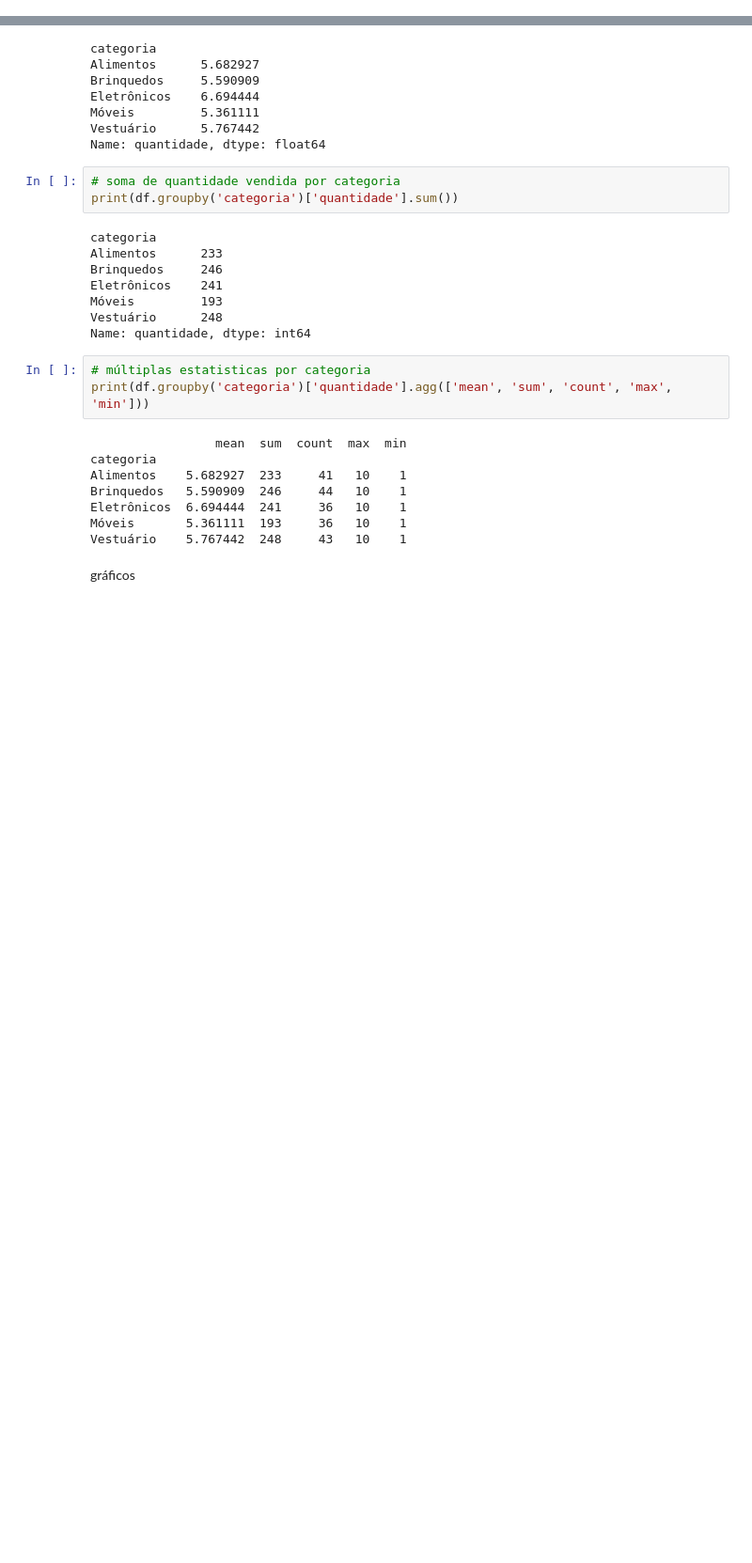
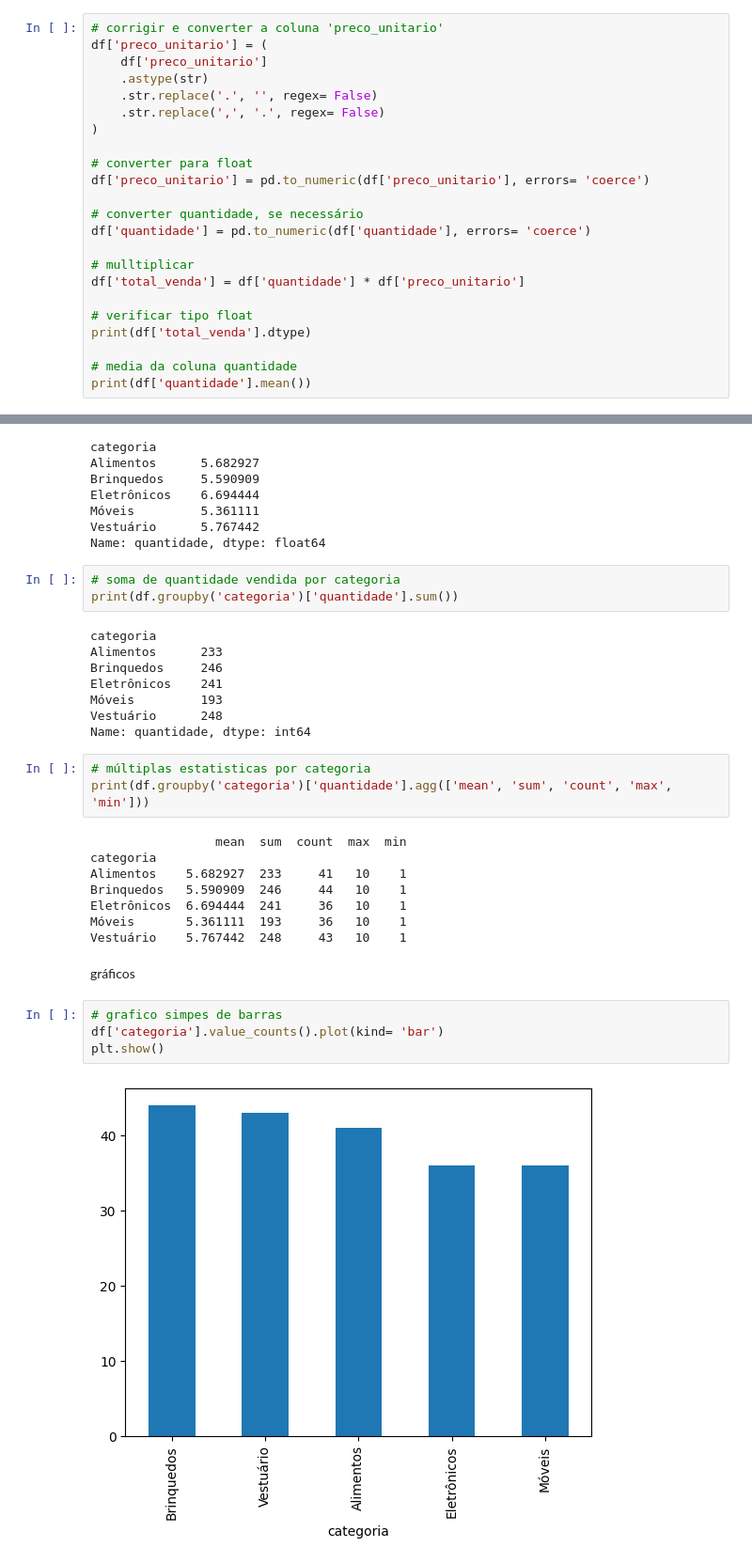
Before and after one commit to luizapessoa/curso-dados-do-zero, a Jupyter notebook: firstanalysis_py.ipynb, the cells around one changed output, grey strips where cells are left out. Shown at 94% size. Drawn from its saved outputs; the diff is of its cells as text; blank space fills up the shorter version.

```diff
--- a/firstanalysis_py.ipynb
+++ b/firstanalysis_py.ipynb
@@ -144,3 +144,26 @@ print(df['quantidade'].mean())
 # pesquisar depois sobre esse tema
 # %% [output]
 5.805
+# %%
+# corrigir e converter a coluna 'preco_unitario'
+df['preco_unitario'] = (
+    df['preco_unitario']
+    .astype(str)
+    .str.replace('.', '', regex= False)
+    .str.replace(',', '.', regex= False)
+)
+
+# converter para float
+df['preco_unitario'] = pd.to_numeric(df['preco_unitario'], errors= 'coerce')
+
+# converter quantidade, se necessário
+df['quantidade'] = pd.to_numeric(df['quantidade'], errors= 'coerce')
+
+# mulltiplicar
+df['total_venda'] = df['quantidade'] * df['preco_unitario']
+
+# verificar tipo float
+print(df['total_venda'].dtype)
+
+# media da coluna quantidade
+print(df['quantidade'].mean())
@@ -225,3 +251,9 @@ Móveis       5.361111  193     36   10    1
 Vestuário    5.767442  248     43   10    1
 # %% [markdown]
 gráficos
+# %%
+# grafico simpes de barras
+df['categoria'].value_counts().plot(kind= 'bar')
+plt.show()
+# %% [output]
+[figure, added]
```
Also changed, not shown: parts of 30 cells of this notebook.
